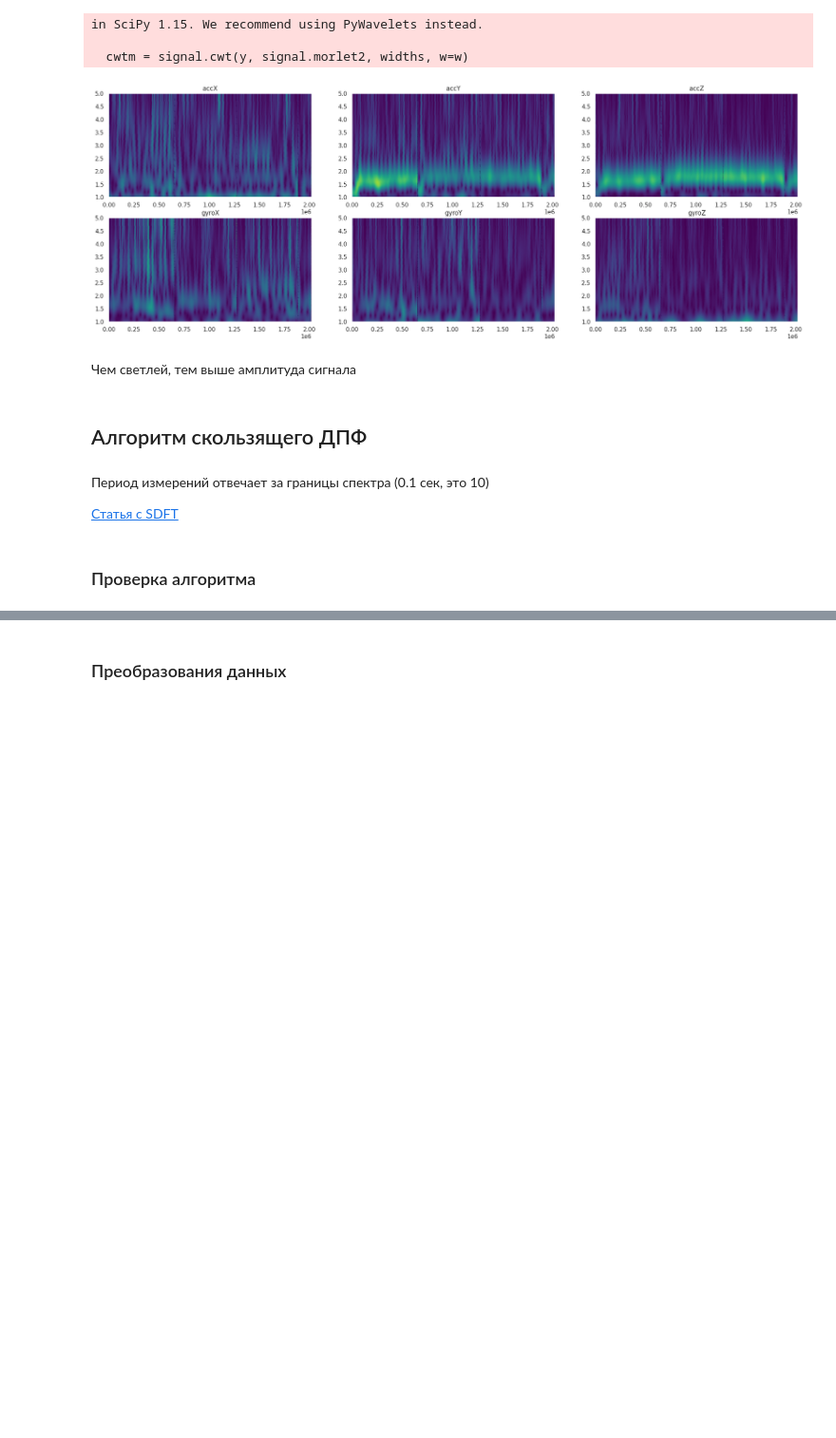
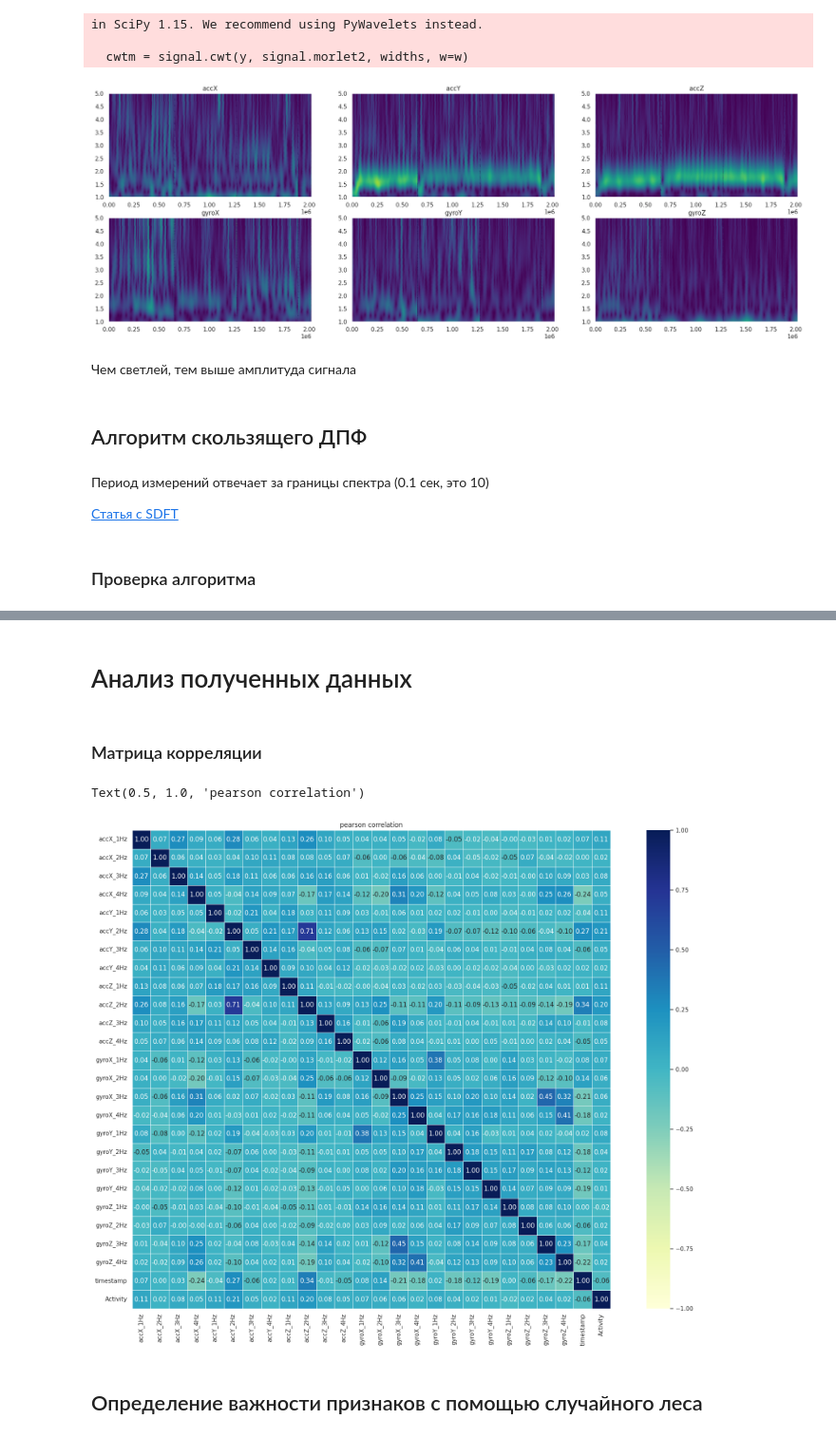
Before and after one commit to Gigdoz/AI-Technologies_ControlPoint, a Jupyter notebook: stop_detector.ipynb, the cells around one changed output, grey strips where cells are left out. Shown at 95% size. Saved outputs shown, nothing was run; the diff lists cells and outputs as text; code cells hidden in the pictures; blank space fills up the shorter version.

Commit message:
Добавлен анализ данных, построение модели и исправление ошибки алгоритма. Намечены разделы

```diff
--- a/stop_detector.ipynb
+++ b/stop_detector.ipynb
@@ -362,0 +369,15 @@ array([1.44328993e-16, 1.00000000e+00, 1.98707376e-16, 1.74347804e-16,
+# %%
+def compute_SDFT_data(dataset, columns, n_window, freq):
+  df = pd.DataFrame()
+  for col in columns:
+    data = SDFT(dataset[col].values, 20, freq)
+    for i, v in zip(range(len(freq)), freq):
+      df[f'{col}_{v}Hz'] = data[:, i]
+  return df
+# %%
+freq = range(1, 5)
+df = compute_SDFT_data(dataset, ['accX', 'accY', 'accZ', 'gyroX', 'gyroY', 'gyroZ'], 20, freq)
+
+n = dataset.index[-1] - df.index[-1]
+df['timestamp'] = dataset.timestamp[n:].values
+df['Activity'] = dataset.Activity[n:].values
@@ -363,2 +401,15 @@ array([1.44328993e-16, 1.00000000e+00, 1.98707376e-16, 1.74347804e-16,
 # %% [markdown]
-### Преобразования данных
+# Анализ полученных данных
+# %% [markdown]
+### Матрица корреляции
+# %%
+plt.figure(figsize=(24,16),dpi=100)
+
+corr_matrix = df.corr(method="pearson",numeric_only = True)
+sns.heatmap(corr_matrix, vmin=-1., vmax=1., annot=True, fmt='.2f', cmap="YlGnBu", cbar=True, linewidths=0.5, square=True)
+plt.title("pearson correlation")
+# %% [output]
+Text(0.5, 1.0, 'pearson correlation')
+[figure, added]
+# %% [markdown]
+## Определение важности признаков с помощью cлучайного леса
```
Also changed, not shown: parts of 38 cells of this notebook.
